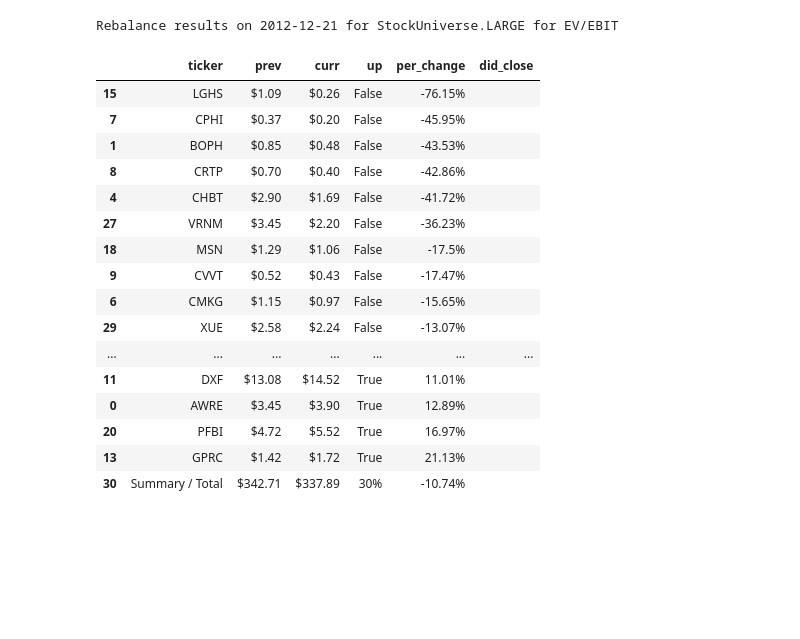
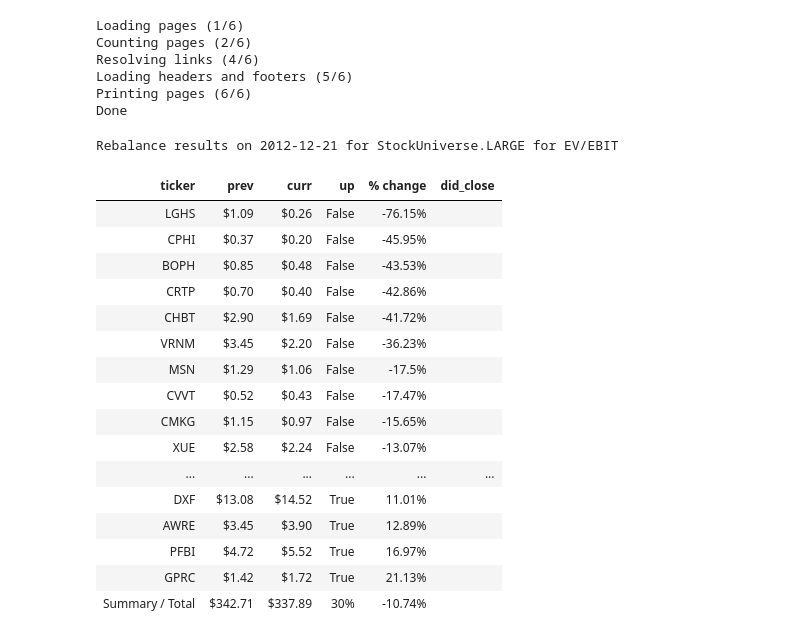
Before and after one commit to Olshansk/tip, a Jupyter notebook: notebooks/BackTest_InvestigateDataSingleExample.ipynb, the cells around one changed output. Cells and saved outputs as stored; diff of their text form; code cells hidden in the pictures; blank space fills up the shorter version.

```diff
--- a/notebooks/BackTest_InvestigateDataSingleExample.ipynb
+++ b/notebooks/BackTest_InvestigateDataSingleExample.ipynb
@@ -36,7 +38,9 @@ INITIAL_PORTFOLIO_VALUE = 10000
 PORTFOLIO_SIZE = 30
 REBALANCE_DAYS = 90
 
-DATA_PROCESSED_BASE_PATH = '/Volumes/SDCard/TipBackTest/processed_data'
+DATA_BASE_PATH = '/Volumes/SDCard/TipBackTest/'
+DATA_PROCESSED_BASE_PATH = os.path.join(DATA_BASE_PATH, 'processed_data')
+DATA_RESULT_BASE_PATH = os.path.join(DATA_BASE_PATH, 'results')
 
 DEVELOPMENT = False
 env = 'dev' if DEVELOPMENT else 'prod'
@@ -166,43 +198,50 @@ Return for for StockUniverse.LARGE for EV/EBIT for rebalance period: 90 for port
 # %%
-df_with_style = df_date.style \
+date_str = datetime.datetime.strftime(date_to_inspect, '%Y-%m-%d')
+
+df_with_style = df_date \
+    .rename(columns={
+        'per_change': '% change'
+    }).style \
     .format({
         'curr': display_two_decimal_places,
         'prev': display_two_decimal_places,
     }) \
     .set_caption(
         f"Rebalance results" \
-        f" on {datetime.datetime.strftime(date_to_inspect, '%Y-%m-%d')}" \
+        f" on {date_str}" \
         f" for {str(STOCKS_UNIVERSE)}" \
-        f" for {str(BASE_METRIC)}") \
-    .set_table_styles([{
-        'selector': 'caption',
-        'props': [
-            ('color', 'black'),
-            ('font-size', '16px'),
-            ('text-align', 'center'),
-        ]
-}])
+        f" for {str(BASE_METRIC)}"
+    ).set_table_styles(table_styles) \
+    .set_table_attributes(table_attributes)
 
-HTML(df_with_style.applymap(color_per_cell, subset=['per_change']).render())
+rebalance_day_filename_html = os.path.join(DATA_RESULT_BASE_PATH, f'{BASE_METRIC.file_friendly()} - {date_str} rebalance.html')
+rebalance_day_html = df_with_style.applymap(color_per_cell, subset=['% change']).hide_index().render()
+save_and_display(rebalance_day_html, rebalance_day_filename_html)
 # %% [output]
-Rebalance results on 2012-12-21 for StockUniverse.LARGE for EV/EBIT
+Loading pages (1/6)
+Counting pages (2/6)
+Resolving links (4/6)
+Loading headers and footers (5/6)
+Printing pages (6/6)
+Done
+Rebalance results on 2012-12-21 for StockUniverse.LARGE for EV/EBIT
-|  | ticker | prev | curr | up | per_change | did_close |
-| 15 | LGHS | $1.09 | $0.26 | False | -76.15% |  |
-| 7 | CPHI | $0.37 | $0.20 | False | -45.95% |  |
-| 1 | BOPH | $0.85 | $0.48 | False | -43.53% |  |
-| 8 | CRTP | $0.70 | $0.40 | False | -42.86% |  |
-| 4 | CHBT | $2.90 | $1.69 | False | -41.72% |  |
-| 27 | VRNM | $3.45 | $2.20 | False | -36.23% |  |
-| 18 | MSN | $1.29 | $1.06 | False | -17.5% |  |
-| 9 | CVVT | $0.52 | $0.43 | False | -17.47% |  |
-| 6 | CMKG | $1.15 | $0.97 | False | -15.65% |  |
-| 29 | XUE | $2.58 | $2.24 | False | -13.07% |  |
-| ... | ... | ... | ... | ... | ... | ... |
-| 11 | DXF | $13.08 | $14.52 | True | 11.01% |  |
-| 0 | AWRE | $3.45 | $3.90 | True | 12.89% |  |
-| 20 | PFBI | $4.72 | $5.52 | True | 16.97% |  |
-| 13 | GPRC | $1.42 | $1.72 | True | 21.13% |  |
-| 30 | Summary / Total | $342.71 | $337.89 | 30% | -10.74% |  |
+| ticker | prev | curr | up | % change | did_close |
+| LGHS | $1.09 | $0.26 | False | -76.15% |  |
+| CPHI | $0.37 | $0.20 | False | -45.95% |  |
+| BOPH | $0.85 | $0.48 | False | -43.53% |  |
+| CRTP | $0.70 | $0.40 | False | -42.86% |  |
+| CHBT | $2.90 | $1.69 | False | -41.72% |  |
+| VRNM | $3.45 | $2.20 | False | -36.23% |  |
+| MSN | $1.29 | $1.06 | False | -17.5% |  |
+| CVVT | $0.52 | $0.43 | False | -17.47% |  |
+| CMKG | $1.15 | $0.97 | False | -15.65% |  |
+| XUE | $2.58 | $2.24 | False | -13.07% |  |
+| ... | ... | ... | ... | ... | ... |
+| DXF | $13.08 | $14.52 | True | 11.01% |  |
+| AWRE | $3.45 | $3.90 | True | 12.89% |  |
+| PFBI | $4.72 | $5.52 | True | 16.97% |  |
+| GPRC | $1.42 | $1.72 | True | 21.13% |  |
+| Summary / Total | $342.71 | $337.89 | 30% | -10.74% |  |
 # %%
 def cagr(start: float, end: float, n: int) -> float:
     cagr = pow(end / start, 1 / n) - 1
```
Also changed, not shown: parts of 7 cells of this notebook, 2 other files.
